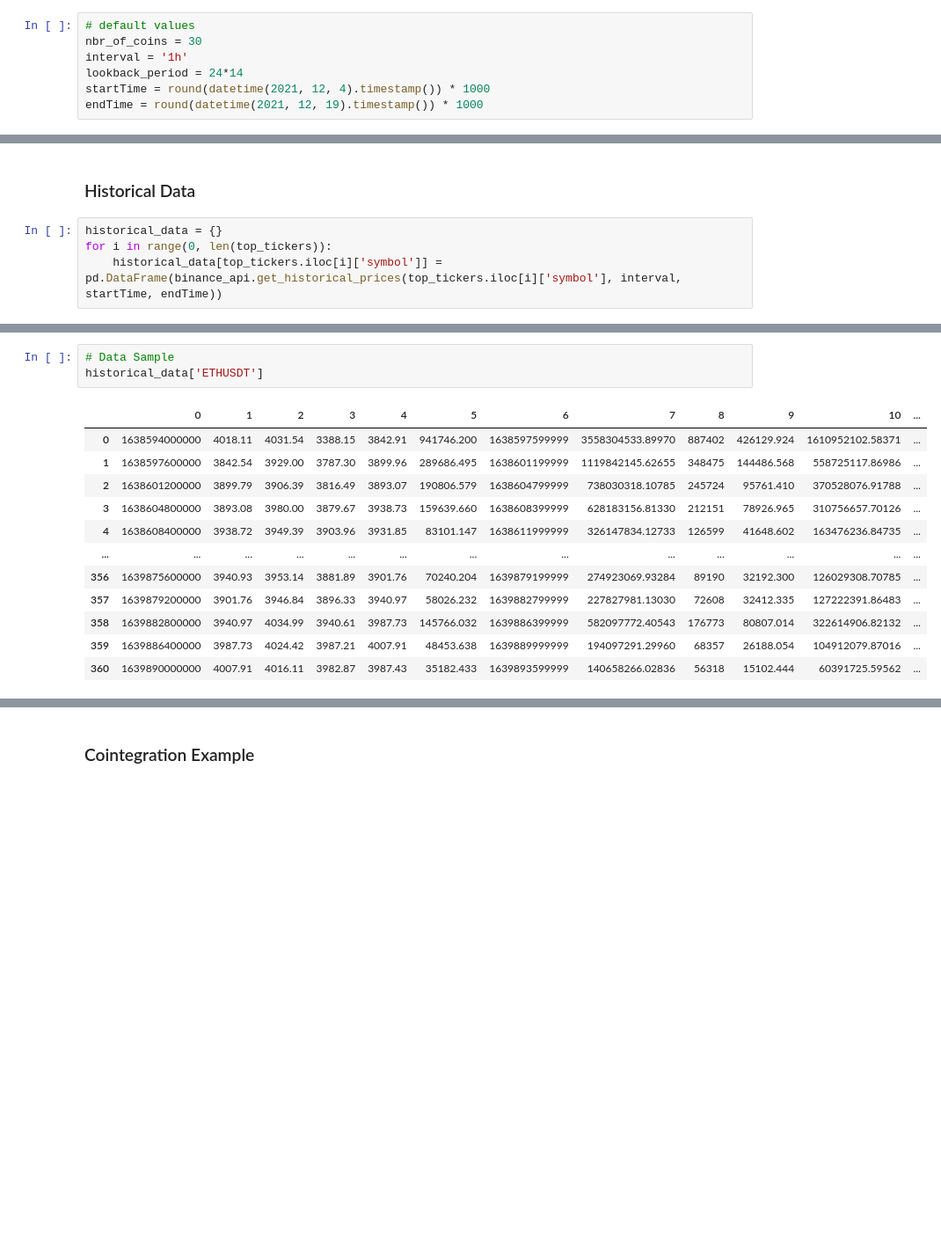
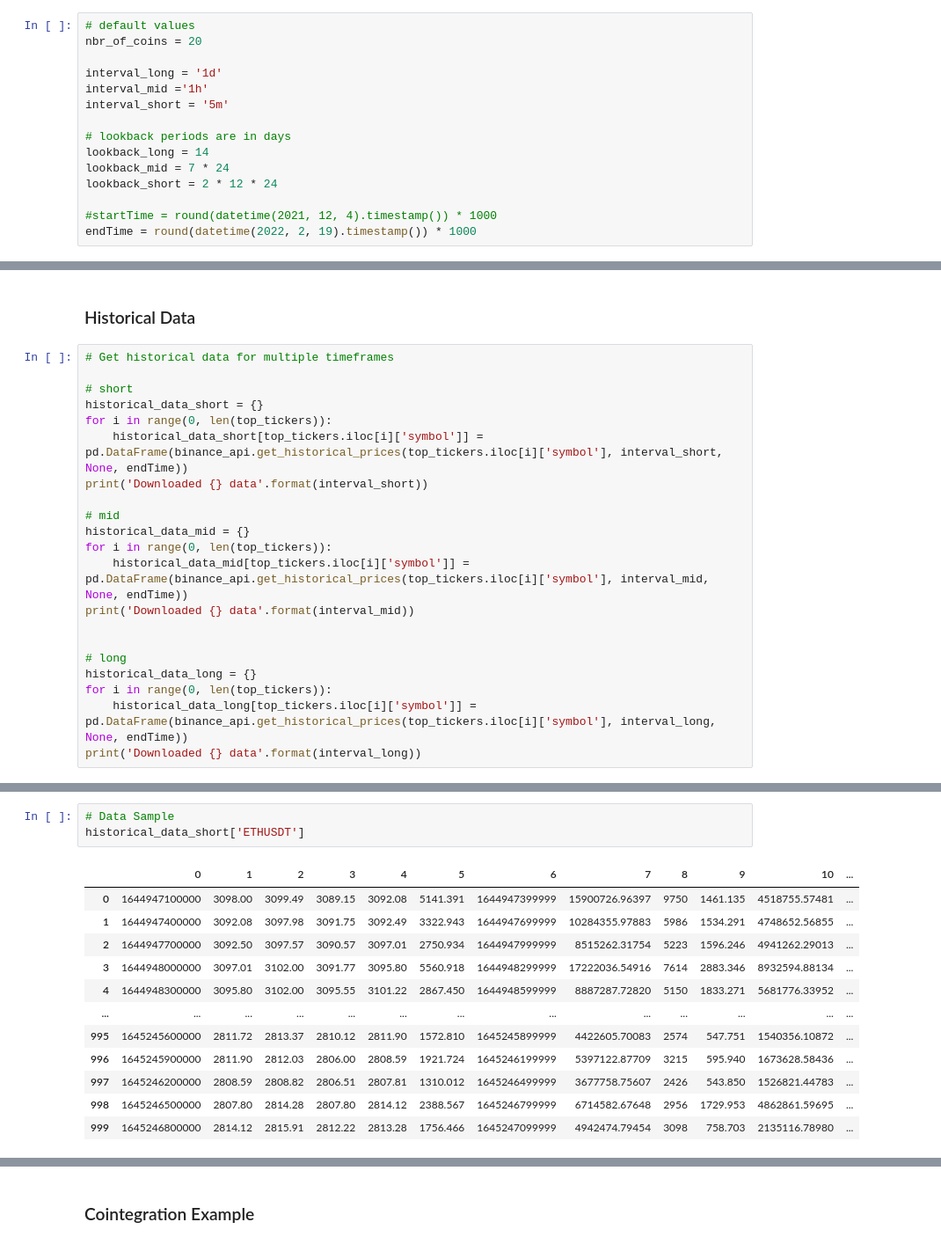
Before and after one commit to walidarbtg/cointegration, a Jupyter notebook: Cointegration Matrix.ipynb, the cells around one changed output, grey strips where cells are left out. Shown at 88% size. Saved outputs shown, nothing was run; the diff lists cells and outputs as text; blank space fills up the shorter version.

Commit message:
3 timeframes matrices

```diff
--- a/Cointegration Matrix.ipynb
+++ b/Cointegration Matrix.ipynb
@@ -22,11 +22,19 @@ import seaborn as sb
 ### Default Values
 # %%
 # default values
-nbr_of_coins = 30
-interval = '1h'
-lookback_period = 24*14
-startTime = round(datetime(2021, 12, 4).timestamp()) * 1000
-endTime = round(datetime(2021, 12, 19).timestamp()) * 1000
+nbr_of_coins = 20
+
+interval_long = '1d'
+interval_mid ='1h'
+interval_short = '5m'
+
+# lookback periods are in days
+lookback_long = 14
+lookback_mid = 7 * 24
+lookback_short = 2 * 12 * 24
+
+#startTime = round(datetime(2021, 12, 4).timestamp()) * 1000
+endTime = round(datetime(2022, 2, 19).timestamp()) * 1000
 # %% [markdown]
 ### Get coins with most volume on Binance
 # %%
@@ -42,6 +52,23 @@ top_tickers = top_tickers[top_tickers['symbol'] != 'PEOPLEUSDT']
 # %% [markdown]
 ### Historical Data
-# %%
-historical_data = {}
-for i in range(0, len(top_tickers)):
-    historical_data[top_tickers.iloc[i]['symbol']] = pd.DataFrame(binance_api.get_historical_prices(top_tickers.iloc[i]['symbol'], interval, startTime, endTime))
+# %%
+# Get historical data for multiple timeframes
+
+# short
+historical_data_short = {}
+for i in range(0, len(top_tickers)):
+    historical_data_short[top_tickers.iloc[i]['symbol']] = pd.DataFrame(binance_api.get_historical_prices(top_tickers.iloc[i]['symbol'], interval_short, None, endTime))
+print('Downloaded {} data'.format(interval_short))
+
+# mid
+historical_data_mid = {}
+for i in range(0, len(top_tickers)):
+    historical_data_mid[top_tickers.iloc[i]['symbol']] = pd.DataFrame(binance_api.get_historical_prices(top_tickers.iloc[i]['symbol'], interval_mid, None, endTime))
+print('Downloaded {} data'.format(interval_mid))
+
+
+# long
+historical_data_long = {}
+for i in range(0, len(top_tickers)):
+    historical_data_long[top_tickers.iloc[i]['symbol']] = pd.DataFrame(binance_api.get_historical_prices(top_tickers.iloc[i]['symbol'], interval_long, None, endTime))
+print('Downloaded {} data'.format(interval_long))
@@ -48,16 +79,16 @@ for i in range(0, len(top_tickers)):
 # %%
 # Data Sample
-historical_data['ETHUSDT']
+historical_data_short['ETHUSDT']
 # %% [output]
 |  | 0 | 1 | 2 | 3 | 4 | 5 | 6 | 7 | 8 | 9 | 10 | ... |
-| 0 | 1638594000000 | 4018.11 | 4031.54 | 3388.15 | 3842.91 | 941746.200 | 1638597599999 | 3558304533.89970 | 887402 | 426129.924 | 1610952102.58371 | ... |
-| 1 | 1638597600000 | 3842.54 | 3929.00 | 3787.30 | 3899.96 | 289686.495 | 1638601199999 | 1119842145.62655 | 348475 | 144486.568 | 558725117.86986 | ... |
-| 2 | 1638601200000 | 3899.79 | 3906.39 | 3816.49 | 3893.07 | 190806.579 | 1638604799999 | 738030318.10785 | 245724 | 95761.410 | 370528076.91788 | ... |
-| 3 | 1638604800000 | 3893.08 | 3980.00 | 3879.67 | 3938.73 | 159639.660 | 1638608399999 | 628183156.81330 | 212151 | 78926.965 | 310756657.70126 | ... |
-| 4 | 1638608400000 | 3938.72 | 3949.39 | 3903.96 | 3931.85 | 83101.147 | 1638611999999 | 326147834.12733 | 126599 | 41648.602 | 163476236.84735 | ... |
+| 0 | 1644947100000 | 3098.00 | 3099.49 | 3089.15 | 3092.08 | 5141.391 | 1644947399999 | 15900726.96397 | 9750 | 1461.135 | 4518755.57481 | ... |
+| 1 | 1644947400000 | 3092.08 | 3097.98 | 3091.75 | 3092.49 | 3322.943 | 1644947699999 | 10284355.97883 | 5986 | 1534.291 | 4748652.56855 | ... |
+| 2 | 1644947700000 | 3092.50 | 3097.57 | 3090.57 | 3097.01 | 2750.934 | 1644947999999 | 8515262.31754 | 5223 | 1596.246 | 4941262.29013 | ... |
+| 3 | 1644948000000 | 3097.01 | 3102.00 | 3091.77 | 3095.80 | 5560.918 | 1644948299999 | 17222036.54916 | 7614 | 2883.346 | 8932594.88134 | ... |
+| 4 | 1644948300000 | 3095.80 | 3102.00 | 3095.55 | 3101.22 | 2867.450 | 1644948599999 | 8887287.72820 | 5150 | 1833.271 | 5681776.33952 | ... |
 | ... | ... | ... | ... | ... | ... | ... | ... | ... | ... | ... | ... | ... |
-| 356 | 1639875600000 | 3940.93 | 3953.14 | 3881.89 | 3901.76 | 70240.204 | 1639879199999 | 274923069.93284 | 89190 | 32192.300 | 126029308.70785 | ... |
-| 357 | 1639879200000 | 3901.76 | 3946.84 | 3896.33 | 3940.97 | 58026.232 | 1639882799999 | 227827981.13030 | 72608 | 32412.335 | 127222391.86483 | ... |
-| 358 | 1639882800000 | 3940.97 | 4034.99 | 3940.61 | 3987.73 | 145766.032 | 1639886399999 | 582097772.40543 | 176773 | 80807.014 | 322614906.82132 | ... |
-| 359 | 1639886400000 | 3987.73 | 4024.42 | 3987.21 | 4007.91 | 48453.638 | 1639889999999 | 194097291.29960 | 68357 | 26188.054 | 104912079.87016 | ... |
-| 360 | 1639890000000 | 4007.91 | 4016.11 | 3982.87 | 3987.43 | 35182.433 | 1639893599999 | 140658266.02836 | 56318 | 15102.444 | 60391725.59562 | ... |
+| 995 | 1645245600000 | 2811.72 | 2813.37 | 2810.12 | 2811.90 | 1572.810 | 1645245899999 | 4422605.70083 | 2574 | 547.751 | 1540356.10872 | ... |
+| 996 | 1645245900000 | 2811.90 | 2812.03 | 2806.00 | 2808.59 | 1921.724 | 1645246199999 | 5397122.87709 | 3215 | 595.940 | 1673628.58436 | ... |
+| 997 | 1645246200000 | 2808.59 | 2808.82 | 2806.51 | 2807.81 | 1310.012 | 1645246499999 | 3677758.75607 | 2426 | 543.850 | 1526821.44783 | ... |
+| 998 | 1645246500000 | 2807.80 | 2814.28 | 2807.80 | 2814.12 | 2388.567 | 1645246799999 | 6714582.67648 | 2956 | 1729.953 | 4862861.59695 | ... |
+| 999 | 1645246800000 | 2814.12 | 2815.91 | 2812.22 | 2813.28 | 1756.466 | 1645247099999 | 4942474.79454 | 3098 | 758.703 | 2135116.78980 | ... |
```
Also changed, not shown: parts of 12 cells of this notebook, 1 other file.
